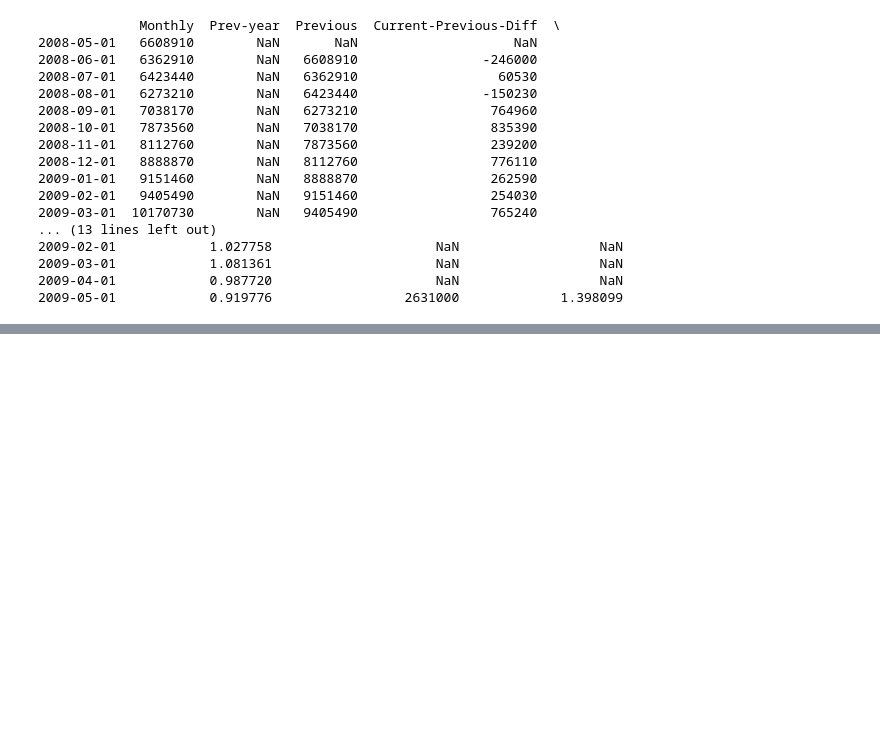
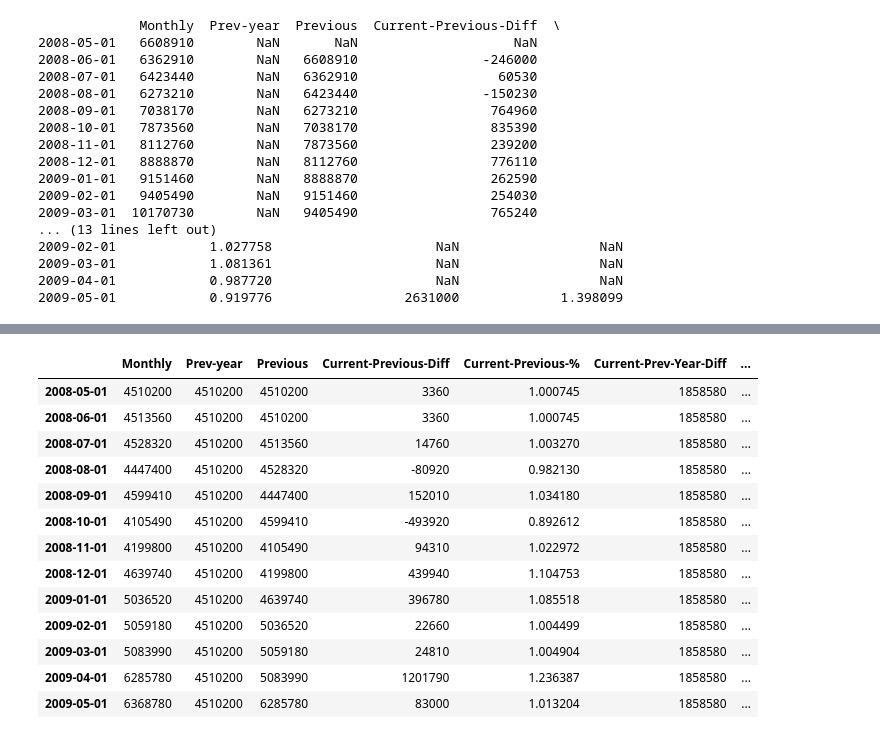
Before and after one commit to Zolberg101/yandex_interview_tasks, a Jupyter notebook: 3/Yandex - metrics analyzer - pre audition task 4.ipynb, the cells around one changed output, grey strips where cells are left out. Drawn from its saved outputs; the diff is of its cells as text; code cells hidden in the pictures; blank space fills up the shorter version.

```diff
--- a/3/Yandex - metrics analyzer - pre audition task 4.ipynb
+++ b/3/Yandex - metrics analyzer - pre audition task 4.ipynb
@@ -130,0 +137,19 @@ print df[0][:13]
+# %%
+for i in xrange(len(df)):
+    df[i].fillna(method='backfill',inplace=True)
+df[i][:13]
+# %% [output]
+|  | Monthly | Prev-year | Previous | Current-Previous-Diff | Current-Previous-% | Current-Prev-Year-Diff | ... |
+| 2008-05-01 | 4510200 | 4510200 | 4510200 | 3360 | 1.000745 | 1858580 | ... |
+| 2008-06-01 | 4513560 | 4510200 | 4510200 | 3360 | 1.000745 | 1858580 | ... |
+| 2008-07-01 | 4528320 | 4510200 | 4513560 | 14760 | 1.003270 | 1858580 | ... |
+| 2008-08-01 | 4447400 | 4510200 | 4528320 | -80920 | 0.982130 | 1858580 | ... |
+| 2008-09-01 | 4599410 | 4510200 | 4447400 | 152010 | 1.034180 | 1858580 | ... |
+| 2008-10-01 | 4105490 | 4510200 | 4599410 | -493920 | 0.892612 | 1858580 | ... |
+| 2008-11-01 | 4199800 | 4510200 | 4105490 | 94310 | 1.022972 | 1858580 | ... |
+| 2008-12-01 | 4639740 | 4510200 | 4199800 | 439940 | 1.104753 | 1858580 | ... |
+| 2009-01-01 | 5036520 | 4510200 | 4639740 | 396780 | 1.085518 | 1858580 | ... |
+| 2009-02-01 | 5059180 | 4510200 | 5036520 | 22660 | 1.004499 | 1858580 | ... |
+| 2009-03-01 | 5083990 | 4510200 | 5059180 | 24810 | 1.004904 | 1858580 | ... |
+| 2009-04-01 | 6285780 | 4510200 | 5083990 | 1201790 | 1.236387 | 1858580 | ... |
+| 2009-05-01 | 6368780 | 4510200 | 6285780 | 83000 | 1.013204 | 1858580 | ... |
```
Also changed, not shown: parts of 11 cells of this notebook.
